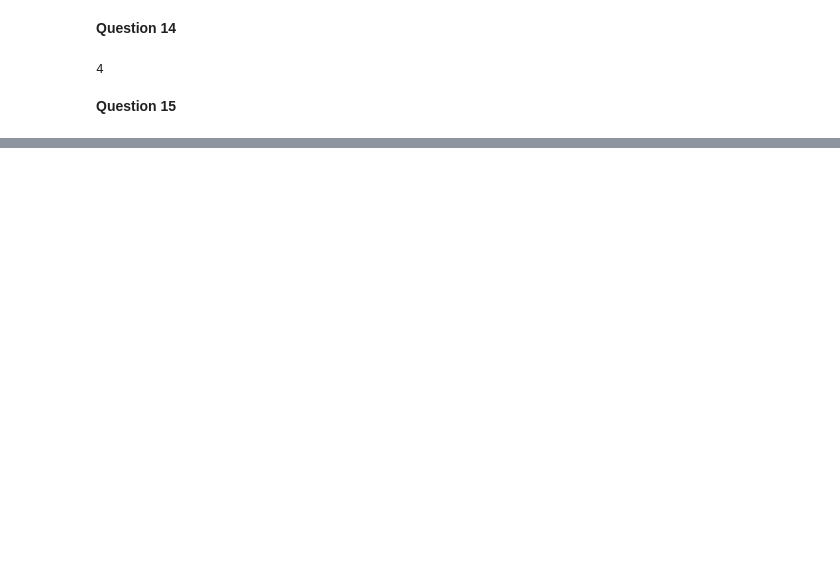
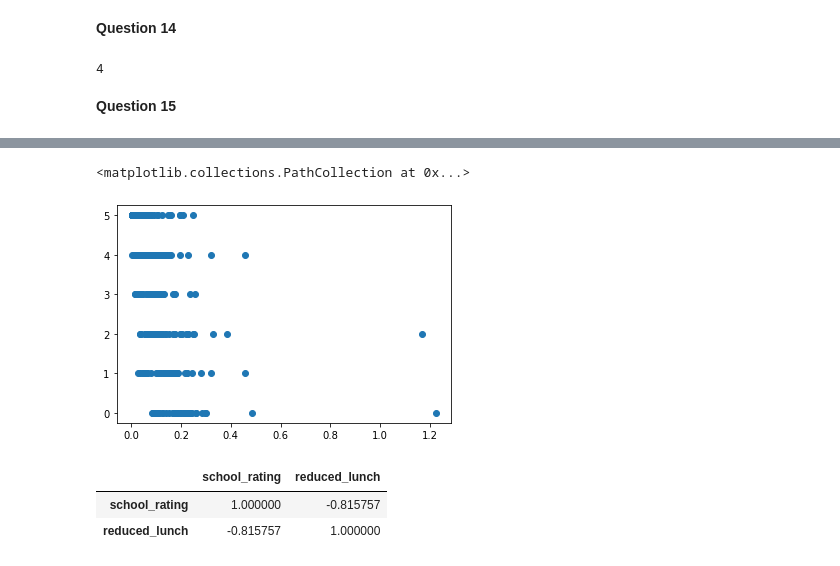
Before and after one commit to H4rsh4/Edureka_Python-Course, a Jupyter notebook: Day 4/Case Study 1/All questions.ipynb, the cells around one changed output, grey strips where cells are left out. Cells and saved outputs as stored; diff of their text form; code cells hidden in the pictures; blank space fills up the shorter version.

```diff
--- a/Day 4/Case Study 1/All questions.ipynb
+++ b/Day 4/Case Study 1/All questions.ipynb
@@ -176,0 +329,5 @@ print(np.linalg.matrix_rank(rand_14_arr) )
+# %%
+plt.scatter(x_axis, y_axis)
+# %% [output]
+<matplotlib.collections.PathCollection at 0x...>
+[figure, added]
@@ -176,0 +336,10 @@ print(np.linalg.matrix_rank(rand_14_arr) )
+# %%
+df_tn_schools.drop(
+    [
+        i for i in df_tn_schools.columns if i not in \
+        ['school_rating', 'reduced_lunch']
+    ], axis=1).corr()
+# %% [output]
+|  | school_rating | reduced_lunch |
+| school_rating | 1.000000 | -0.815757 |
+| reduced_lunch | -0.815757 | 1.000000 |
```
Also changed, not shown: parts of 18 cells of this notebook, 4 other files.
